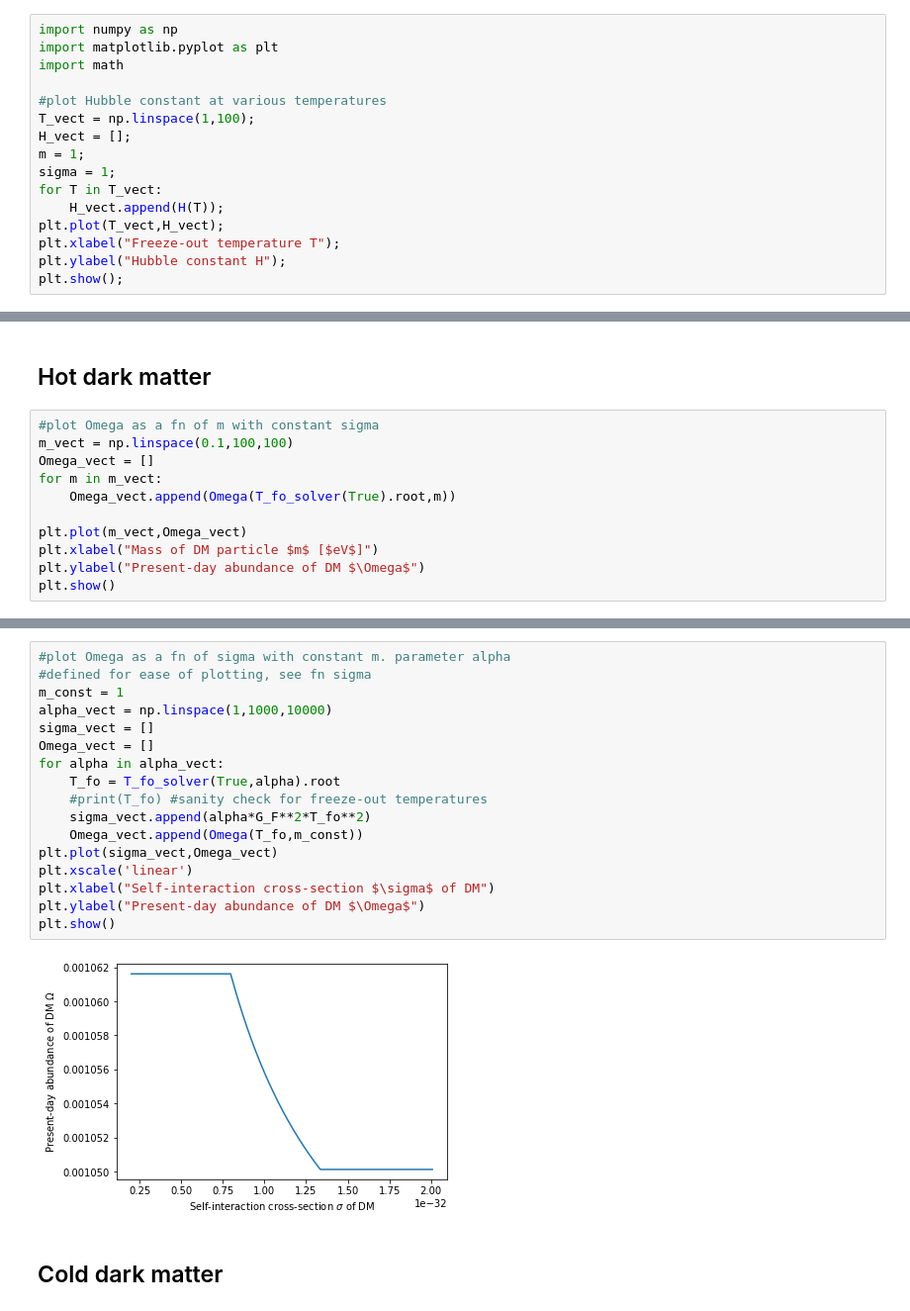
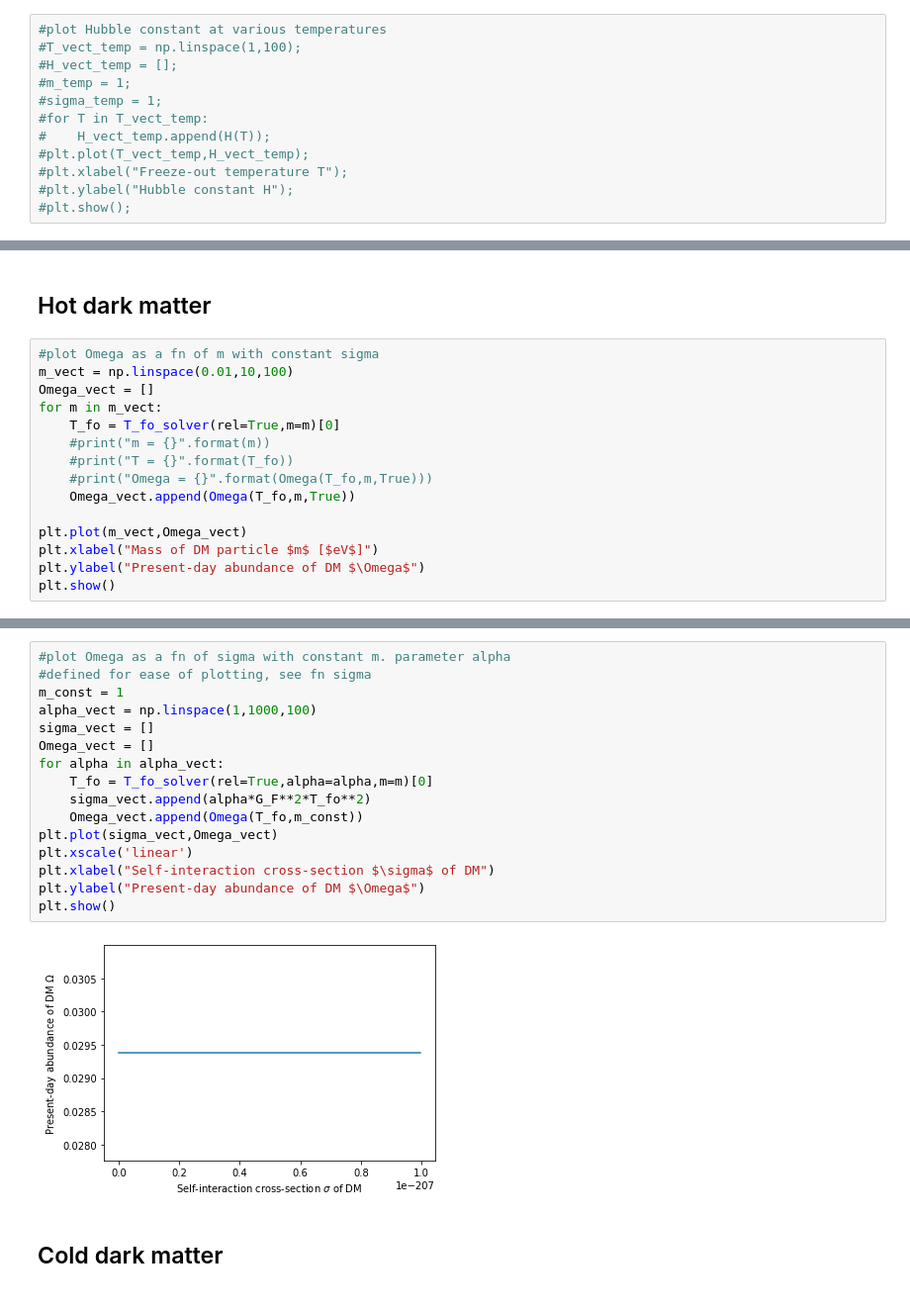
Before and after one commit to adam-coogan/gss19_subhalos, a Jupyter notebook: week_1/anders.ipynb, the cells around one changed output, grey strips where cells are left out. Shown at 99% size. Cells and saved outputs as stored; diff of their text form.

Commit message:
Fix bugs in hot DM plotting, continue work on cold DM calculations

```diff
--- a/week_1/anders.ipynb
+++ b/week_1/anders.ipynb
@@ -32,16 +119,12 @@ def gstar(T):
 # %%
-import numpy as np
-import matplotlib.pyplot as plt
-import math
-
 #plot Hubble constant at various temperatures
-T_vect = np.linspace(1,100);
-H_vect = [];
-m = 1;
-sigma = 1;
-for T in T_vect:
-    H_vect.append(H(T));
-plt.plot(T_vect,H_vect);
-plt.xlabel("Freeze-out temperature T");
-plt.ylabel("Hubble constant H");
-plt.show();
+#T_vect_temp = np.linspace(1,100);
+#H_vect_temp = [];
+#m_temp = 1;
+#sigma_temp = 1;
+#for T in T_vect_temp:
+#    H_vect_temp.append(H(T));
+#plt.plot(T_vect_temp,H_vect_temp);
+#plt.xlabel("Freeze-out temperature T");
+#plt.ylabel("Hubble constant H");
+#plt.show();
@@ -123,10 +132,14 @@ def dm_density(T,m,rel=True):
 ## Hot dark matter
 # %%
 #plot Omega as a fn of m with constant sigma
-m_vect = np.linspace(0.1,100,100)
+m_vect = np.linspace(0.01,10,100)
 Omega_vect = []
 for m in m_vect:
-    Omega_vect.append(Omega(T_fo_solver(True).root,m))
+    T_fo = T_fo_solver(rel=True,m=m)[0]
+    #print("m = {}".format(m))
+    #print("T = {}".format(T_fo))
+    #print("Omega = {}".format(Omega(T_fo,m,True)))
+    Omega_vect.append(Omega(T_fo,m,True))
 
 plt.plot(m_vect,Omega_vect)
 plt.xlabel("Mass of DM particle $m$ [$eV$]")
@@ -137,22 +150,21 @@ plt.show()
 # %%
 #plot Omega as a fn of sigma with constant m. parameter alpha
 #defined for ease of plotting, see fn sigma
 m_const = 1
-alpha_vect = np.linspace(1,1000,10000)
+alpha_vect = np.linspace(1,1000,100)
 sigma_vect = []
 Omega_vect = []
 for alpha in alpha_vect:
-    T_fo = T_fo_solver(True,alpha).root
-    #print(T_fo) #sanity check for freeze-out temperatures
+    T_fo = T_fo_solver(rel=True,alpha=alpha,m=m)[0]
     sigma_vect.append(alpha*G_F**2*T_fo**2)
     Omega_vect.append(Omega(T_fo,m_const))
 plt.plot(sigma_vect,Omega_vect)
 plt.xscale('linear')
 plt.xlabel("Self-interaction cross-section $\sigma$ of DM")
 plt.ylabel("Present-day abundance of DM $\Omega$")
 plt.show()
 # %% [output]
-[figure, old version]
+[figure, new version]
 # %% [markdown]
 ## Cold dark matter
 # %%
```
Also changed, not shown: parts of 11 cells of this notebook.
